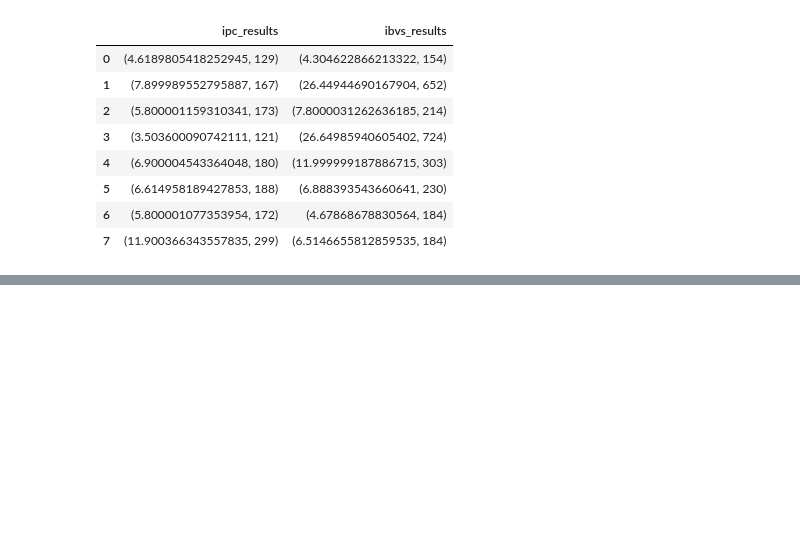
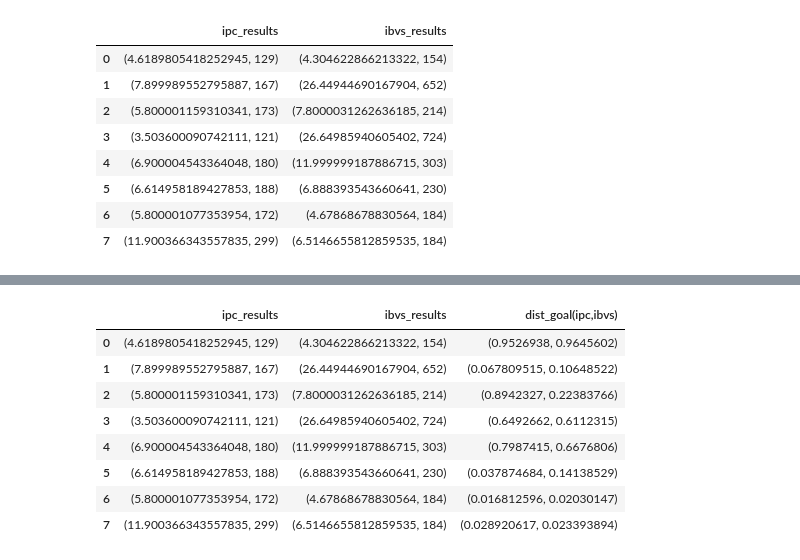
Before and after one commit to eder1234/ipc_vs_ibvs_controllers, a Jupyter notebook: results.ipynb, the cells around one changed output, grey strips where cells are left out. Drawn from its saved outputs; the diff is of its cells as text; code cells hidden in the pictures; blank space fills up the shorter version.

Commit message:
including dist to goal
Maybe I should run the ipc experiments again.

```diff
--- a/results.ipynb
+++ b/results.ipynb
@@ -213,3 +213,13 @@ vs_df
 | 5 | (6.614958189427853, 188) | (6.888393543660641, 230) |
 | 6 | (5.800001077353954, 172) | (4.67868678830564, 184) |
 | 7 | (11.900366343557835, 299) | (6.5146655812859535, 184) |
+# %%
+goal_locations =[]
+goal_ids = [89, 90, 91, 98, 100, 102, 103, 105]
+goal_root = '/home/rodriguez/Documents/GitHub/habitat/habitat-lab/selected_frames/path_'
+
+for ids in goal_ids:
+    goal_filename = goal_root + str(ids) + '/selected_poses_' + str(ids) + '.pkl'
+    with open(goal_filename, 'rb') as f:
+        key_locations = pickle.load(f)
+    goal_locations.append(key_locations[-2].position)
@@ -215,0 +237,7 @@ vs_df
+# %%
+final_ipc_locations = []
+for files in ipc_df['filenames']:
+    with open(files, 'rb') as f:
+        data = pickle.load(f)
+    final_ipc_locations.append(data[-1].position)
+final_ipc_locations
@@ -215,0 +253,7 @@ vs_df
+# %%
+final_ibvs_locations = []
+for files in ibvs_df['filenames']:
+    with open(files, 'rb') as f:
+        data = pickle.load(f)
+    final_ibvs_locations.append(data[-1].position)
+final_ibvs_locations
@@ -215,0 +269,5 @@ vs_df
+# %%
+dist_goal_ipc_list = [np.linalg.norm(gl-fl) for gl, fl in zip(goal_locations, final_ipc_locations)]
+dist_goal_ibvs_list = [np.linalg.norm(gl-fl) for gl, fl in zip(goal_locations, final_ibvs_locations)]
+dist_goal_tuple = list(zip(dist_goal_ipc_list, dist_goal_ibvs_list))
+dist_goal_tuple
@@ -215,0 +283,13 @@ vs_df
+# %%
+vs_df['dist_goal(ipc,ibvs)'] = dist_goal_tuple
+vs_df
+# %% [output]
+|  | ipc_results | ibvs_results | dist_goal(ipc,ibvs) |
+| 0 | (4.6189805418252945, 129) | (4.304622866213322, 154) | (0.9526938, 0.9645602) |
+| 1 | (7.899989552795887, 167) | (26.44944690167904, 652) | (0.067809515, 0.10648522) |
+| 2 | (5.800001159310341, 173) | (7.8000031262636185, 214) | (0.8942327, 0.22383766) |
+| 3 | (3.503600090742111, 121) | (26.64985940605402, 724) | (0.6492662, 0.6112315) |
+| 4 | (6.900004543364048, 180) | (11.999999187886715, 303) | (0.7987415, 0.6676806) |
+| 5 | (6.614958189427853, 188) | (6.888393543660641, 230) | (0.037874684, 0.14138529) |
+| 6 | (5.800001077353954, 172) | (4.67868678830564, 184) | (0.016812596, 0.02030147) |
+| 7 | (11.900366343557835, 299) | (6.5146655812859535, 184) | (0.028920617, 0.023393894) |
```
Also changed, not shown: parts of 4 cells of this notebook.
